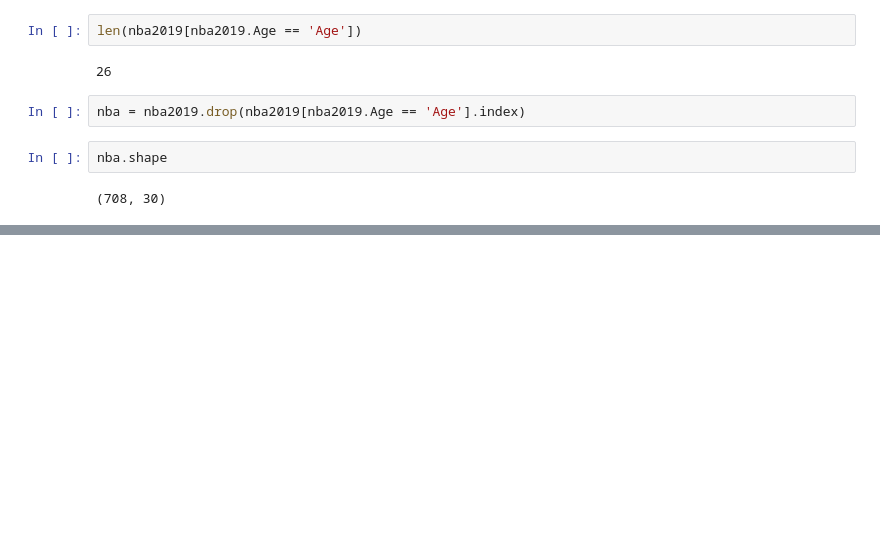
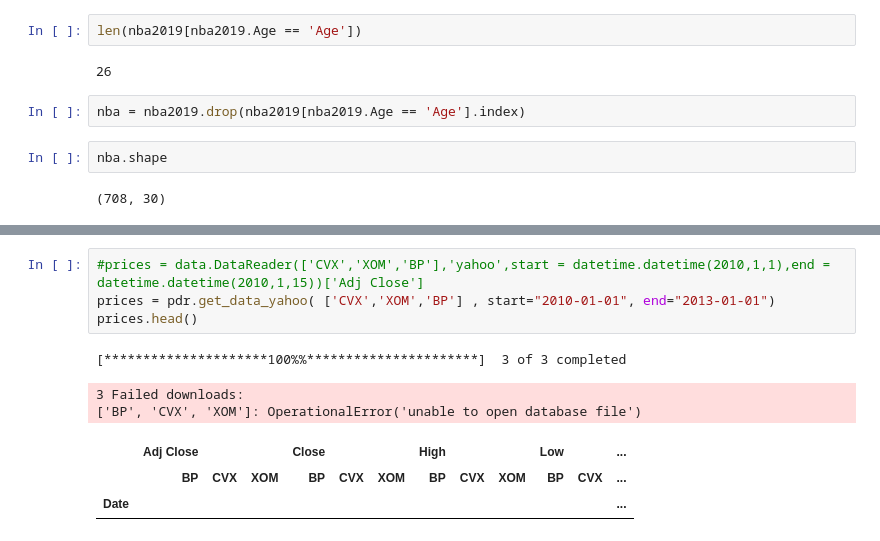
Before and after one commit to MohammedUsman-hub/Pandas, a Jupyter notebook: PandasSummaryStatistics.ipynb, the cells around one changed output, grey strips where cells are left out. Saved outputs shown, nothing was run; the diff lists cells and outputs as text; blank space fills up the shorter version.

```diff
--- a/PandasSummaryStatistics.ipynb
+++ b/PandasSummaryStatistics.ipynb
@@ -145,0 +198,11 @@ ModuleNotFoundError: No module named 'seaborn'
+# %%
+#prices = data.DataReader(['CVX','XOM','BP'],'yahoo',start = datetime.datetime(2010,1,1),end = datetime.datetime(2010,1,15))['Adj Close']
+prices = pdr.get_data_yahoo( ['CVX','XOM','BP'] , start="2010-01-01", end="2013-01-01")
+prices.head()
+# %% [output]
+[*********************100%%**********************]  3 of 3 completed
+3 Failed downloads:
+['BP', 'CVX', 'XOM']: OperationalError('unable to open database file')
+|  | Adj Close |  |  | Close |  |  | High |  |  | Low |  | ... |
+|  | BP | CVX | XOM | BP | CVX | XOM | BP | CVX | XOM | BP | CVX | ... |
+| Date |  |  |  |  |  |  |  |  |  |  |  | ... |
```
Also changed, not shown: parts of 6 cells of this notebook.
